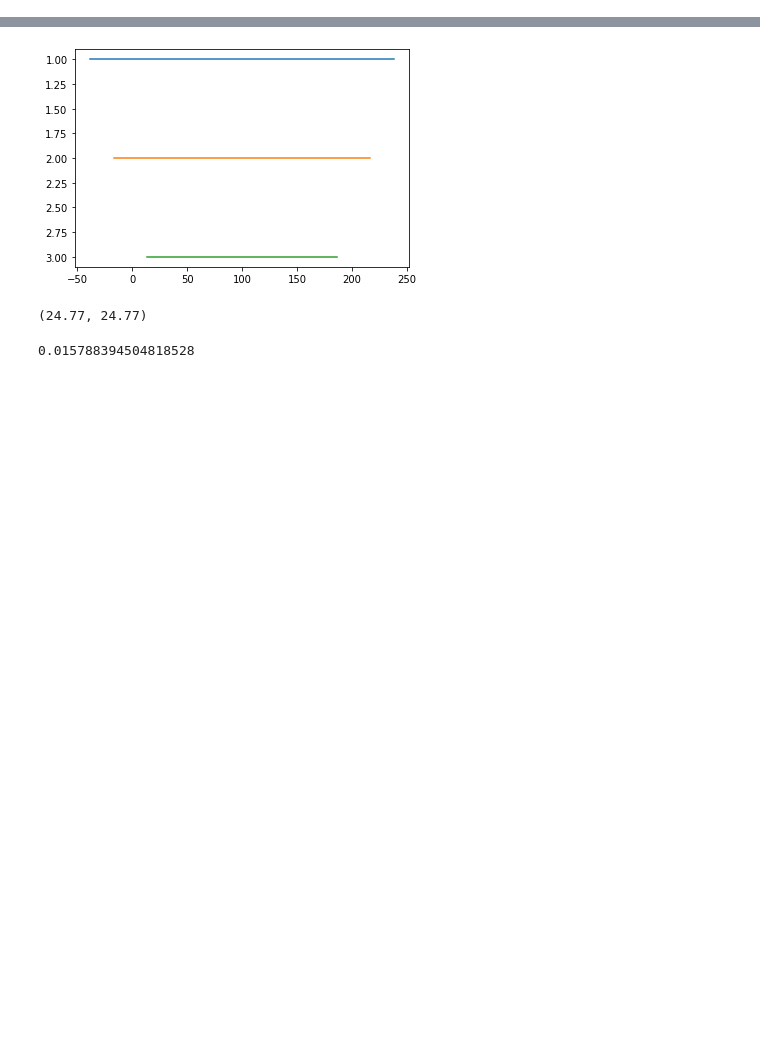
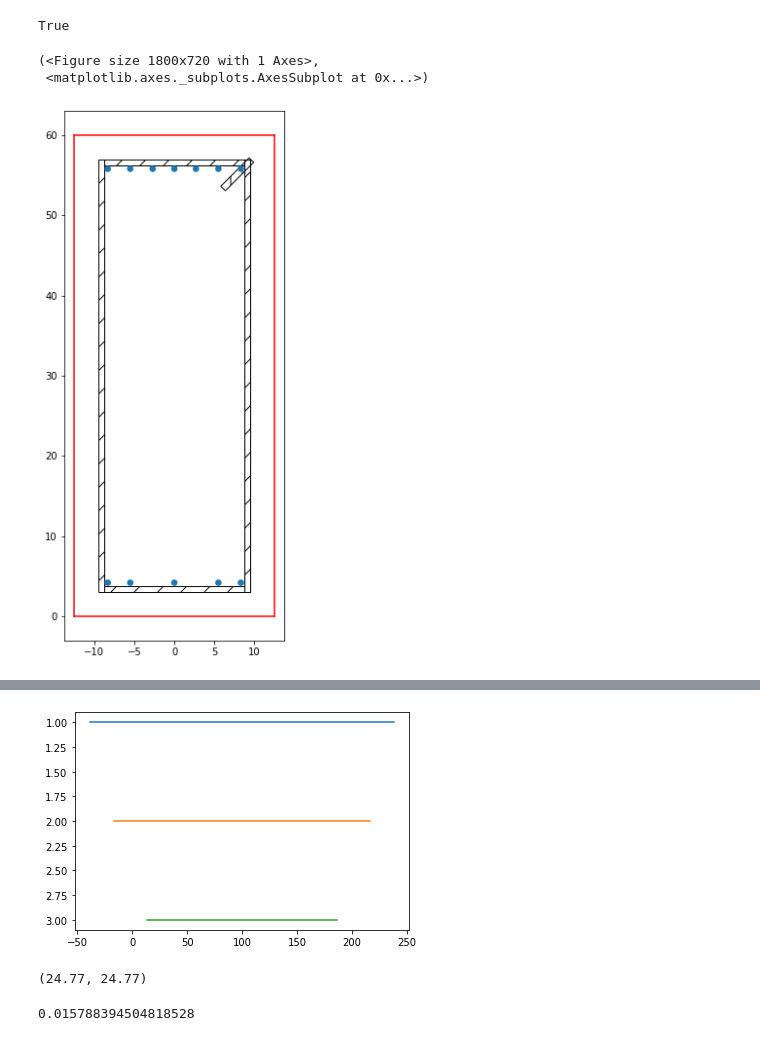
Before and after one commit to luisggc/FConcrete, a Jupyter notebook: examples/Change D.ipynb, the cells around one changed output, grey strips where cells are left out. Drawn from its saved outputs; the diff is of its cells as text; code cells hidden in the pictures; blank space fills up the shorter version.

```diff
--- a/examples/Change D.ipynb
+++ b/examples/Change D.ipynb
@@ -4,4 +4,4 @@ sys.path.insert(0, '../')
 import fconcrete as fc
 import numpy as np
 import matplotlib.pyplot as plt
-#plt.rcParams["figure.figsize"] = (25,10)
+plt.rcParams["figure.figsize"] = (25,10)
@@ -39,0 +8,25 @@ self = beam
+# %%
+material = fc.Concrete(fck='30 MPa', aggressiveness=2)
+section = fc.Rectangle(25,60)
+
+#Design
+f1 = fc.Load.UniformDistributedLoad(-0.1622, x_begin=0, x_end=113)
+f2 = fc.Load.UniformDistributedLoad(-0.4994, x_begin=113, x_end=583)
+f3 = fc.Load.UniformDistributedLoad(-0.4196, x_begin=583, x_end=1188)
+
+n1 = fc.Node.SimpleSupport(x=0, length=20)
+n2 = fc.Node.SimpleSupport(x=113, length=20)
+n3 = fc.Node.SimpleSupport(x=583, length=20)
+n4 = fc.Node.SimpleSupport(x=1188, length=20)
+
+bar1 = fc.BeamElement([n1, n2], section, material)
+bar2 = fc.BeamElement([n2, n3], section, material)
+bar3 = fc.BeamElement([n3, n4], section, material)
+
+
+beam = fc.ConcreteBeam(
+    loads = [f1, f2, f3],
+    beam_elements = [bar1, bar2, bar3],
+    bar_steel_max_removal = 2,
+    solve_cost=False
+)
@@ -116,0 +118,10 @@ while True:
+# %%
+self.processing_time>0
+# %% [output]
+True
+# %%
+concrete_beam.plotTransversalInX(x=153.8547070030221)
+# %% [output]
+(<Figure size 1800x720 with 1 Axes>,
+ <matplotlib.axes._subplots.AxesSubplot at 0x...>)
+[figure, added]
```
Also changed, not shown: parts of 33 cells of this notebook, 6 other files.
